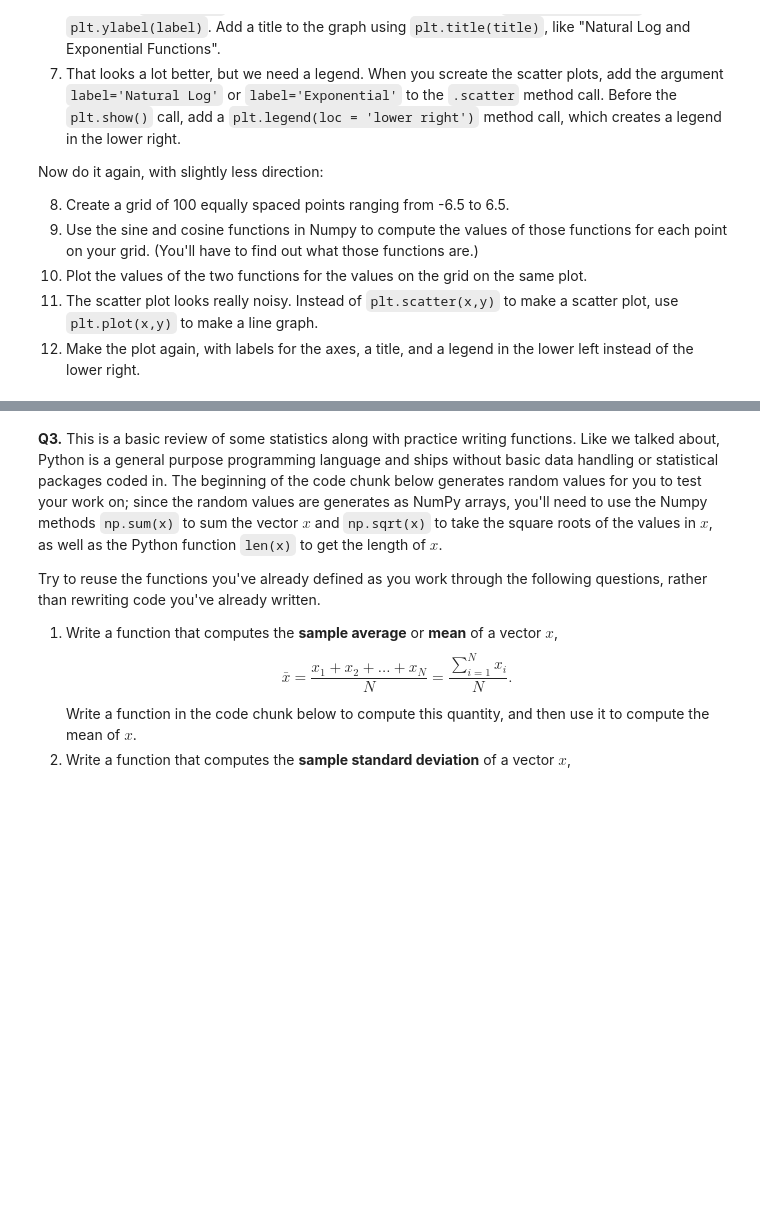
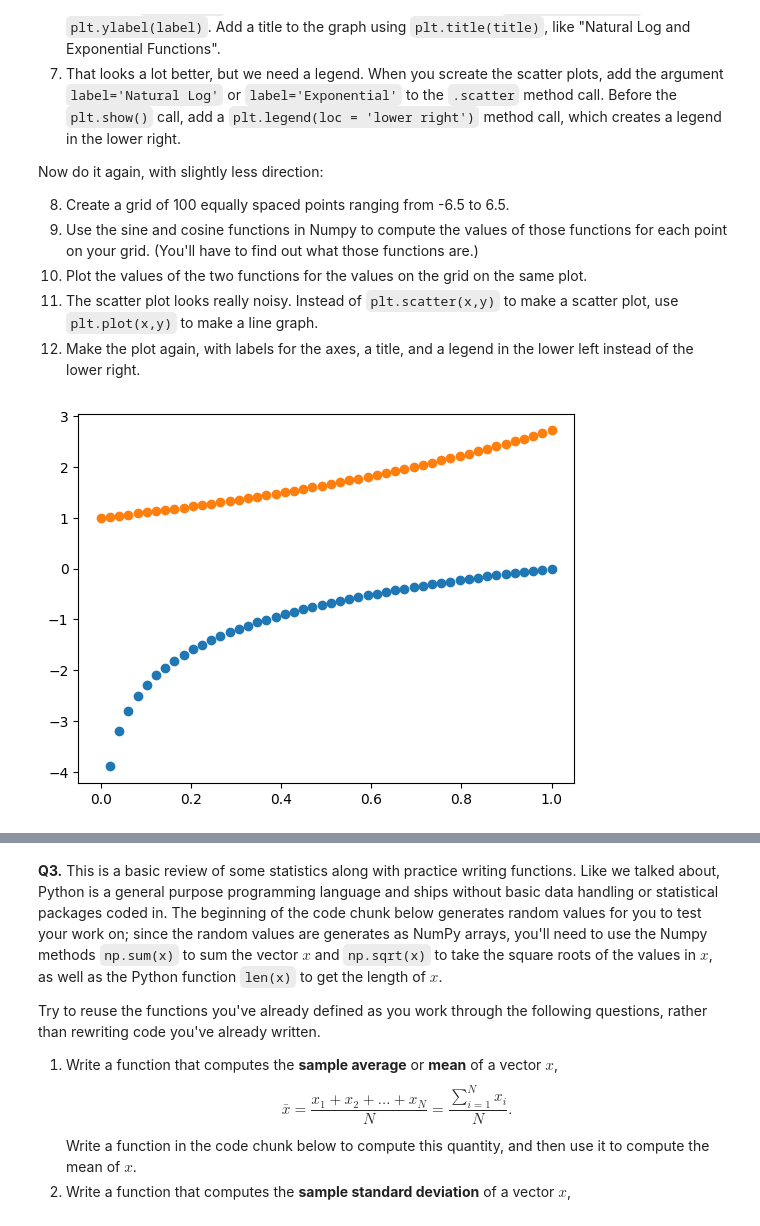
Before and after one commit to NickLarsonUVA/DS3001-programming, a Jupyter notebook: assignment/assignment_programming.ipynb, the cells around one changed output, grey strips where cells are left out. Drawn from its saved outputs; the diff is of its cells as text; code cells hidden in the pictures; blank space fills up the shorter version.

```diff
--- a/assignment/assignment_programming.ipynb
+++ b/assignment/assignment_programming.ipynb
@@ -46,3 +46,18 @@ Now do it again, with slightly less direction:
 # %%
 import numpy as np
 import matplotlib.pyplot as plt
+# %%
+# My answer here
+#2
+x = np.linspace(0, 1, 50) # 50 points from 0 to 1
+#3
+y = np.log(x) # this will give an error though because log(0) is undefined
+z = np.exp(x)
+# %%
+#4
+plt.scatter(x, y) #scatter using same x bins, different y/z
+plt.scatter(x, z)
+#5
+plt.show()
+# %% [output]
+[figure, added]
```
Also changed, not shown: parts of 6 cells of this notebook.
